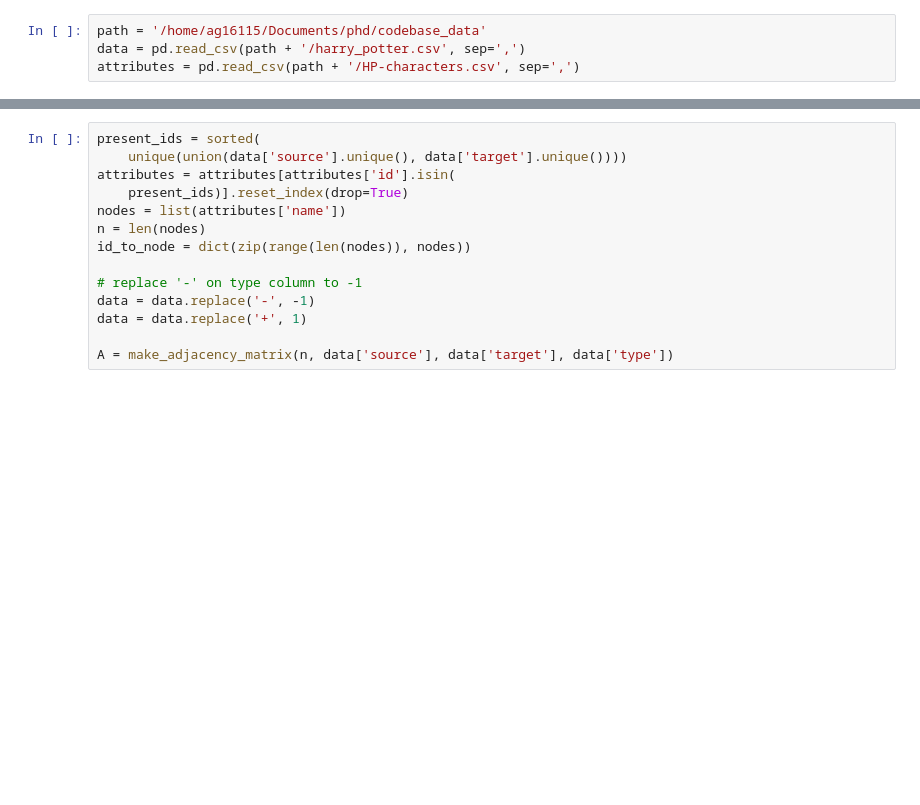
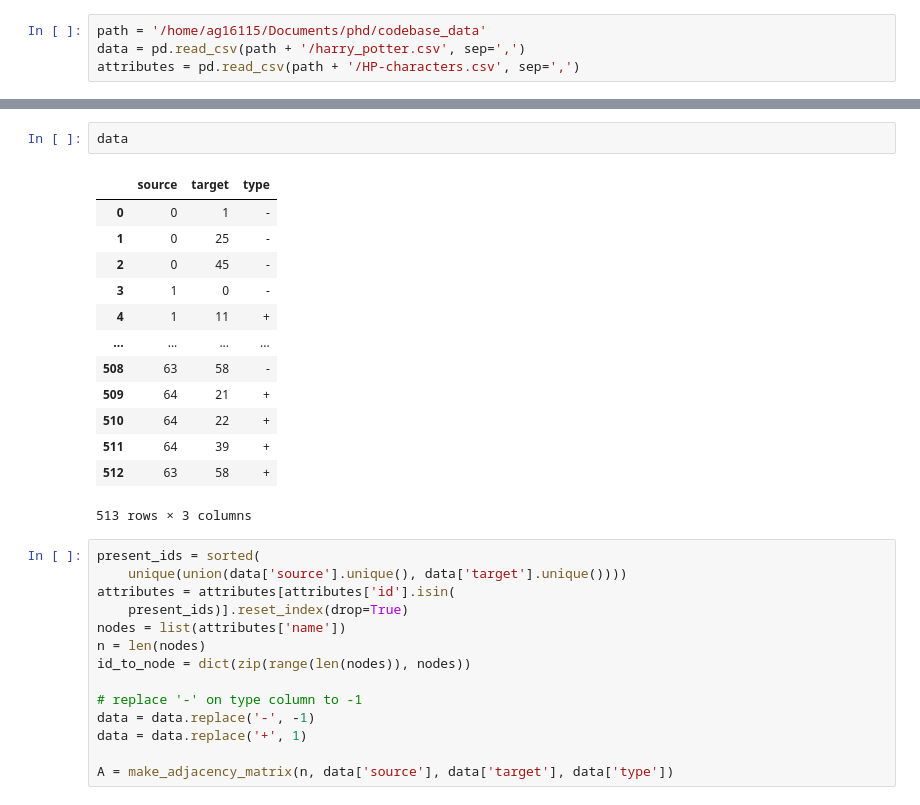
Before and after one commit to anniegray52/relastat, a Jupyter notebook: general.ipynb, the cells around one changed output, grey strips where cells are left out. Saved outputs shown, nothing was run; the diff lists cells and outputs as text; blank space fills up the shorter version.

```diff
--- a/general.ipynb
+++ b/general.ipynb
@@ -197,3 +360,19 @@ attributes = pd.read_csv(path + '/HP-characters.csv', sep=',')
+# %%
+data
+# %% [output]
+|  | source | target | type |
+| 0 | 0 | 1 | - |
+| 1 | 0 | 25 | - |
+| 2 | 0 | 45 | - |
+| 3 | 1 | 0 | - |
+| 4 | 1 | 11 | + |
+| ... | ... | ... | ... |
+| 508 | 63 | 58 | - |
+| 509 | 64 | 21 | + |
+| 510 | 64 | 22 | + |
+| 511 | 64 | 39 | + |
+| 512 | 63 | 58 | + |
+513 rows × 3 columns
 # %%
 present_ids = sorted(
     unique(union(data['source'].unique(), data['target'].unique())))
```
Also changed, not shown: parts of 15 cells of this notebook, 4 other files.
